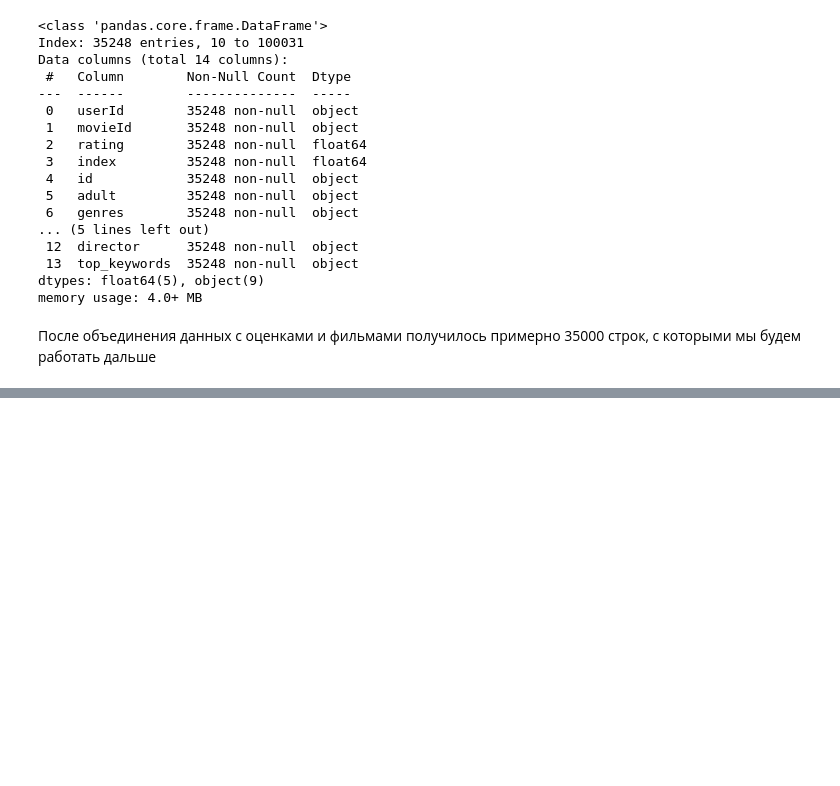
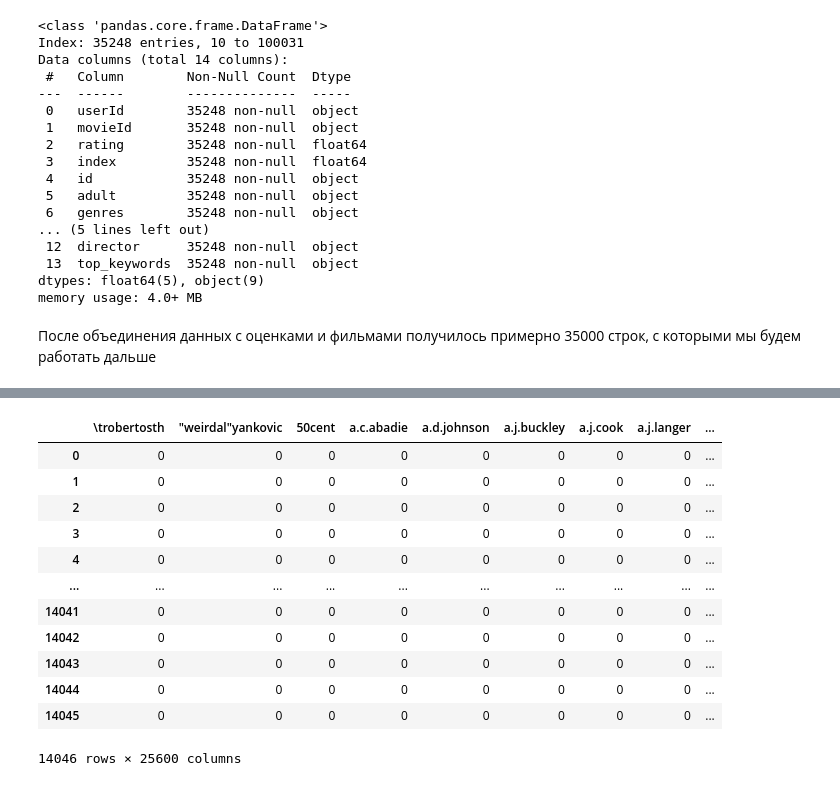
Before and after one commit to Maximiliano-16/MovieRecomendSystem, a Jupyter notebook: MovieRecommend.ipynb, the cells around one changed output, grey strips where cells are left out. Drawn from its saved outputs; the diff is of its cells as text; code cells hidden in the pictures; blank space fills up the shorter version.

```diff
--- a/MovieRecommend.ipynb
+++ b/MovieRecommend.ipynb
@@ -651,0 +657,3 @@ memory usage: 4.0+ MB
+# %%
+# Преобразование актеров через One-Hot Encoding
+cast_one_hot = q_movies['cast'].str.join('|').str.get_dummies()
@@ -651,0 +679,16 @@ memory usage: 4.0+ MB
+# %%
+cast_one_hot
+# %% [output]
+|  | \trobertosth | "weirdal"yankovic | 50cent | a.c.abadie | a.d.johnson | a.j.buckley | a.j.cook | a.j.langer | ... |
+| 0 | 0 | 0 | 0 | 0 | 0 | 0 | 0 | 0 | ... |
+| 1 | 0 | 0 | 0 | 0 | 0 | 0 | 0 | 0 | ... |
+| 2 | 0 | 0 | 0 | 0 | 0 | 0 | 0 | 0 | ... |
+| 3 | 0 | 0 | 0 | 0 | 0 | 0 | 0 | 0 | ... |
+| 4 | 0 | 0 | 0 | 0 | 0 | 0 | 0 | 0 | ... |
+| ... | ... | ... | ... | ... | ... | ... | ... | ... | ... |
+| 14041 | 0 | 0 | 0 | 0 | 0 | 0 | 0 | 0 | ... |
+| 14042 | 0 | 0 | 0 | 0 | 0 | 0 | 0 | 0 | ... |
+| 14043 | 0 | 0 | 0 | 0 | 0 | 0 | 0 | 0 | ... |
+| 14044 | 0 | 0 | 0 | 0 | 0 | 0 | 0 | 0 | ... |
+| 14045 | 0 | 0 | 0 | 0 | 0 | 0 | 0 | 0 | ... |
+14046 rows × 25600 columns
```
Also changed, not shown: parts of 11 cells of this notebook.
